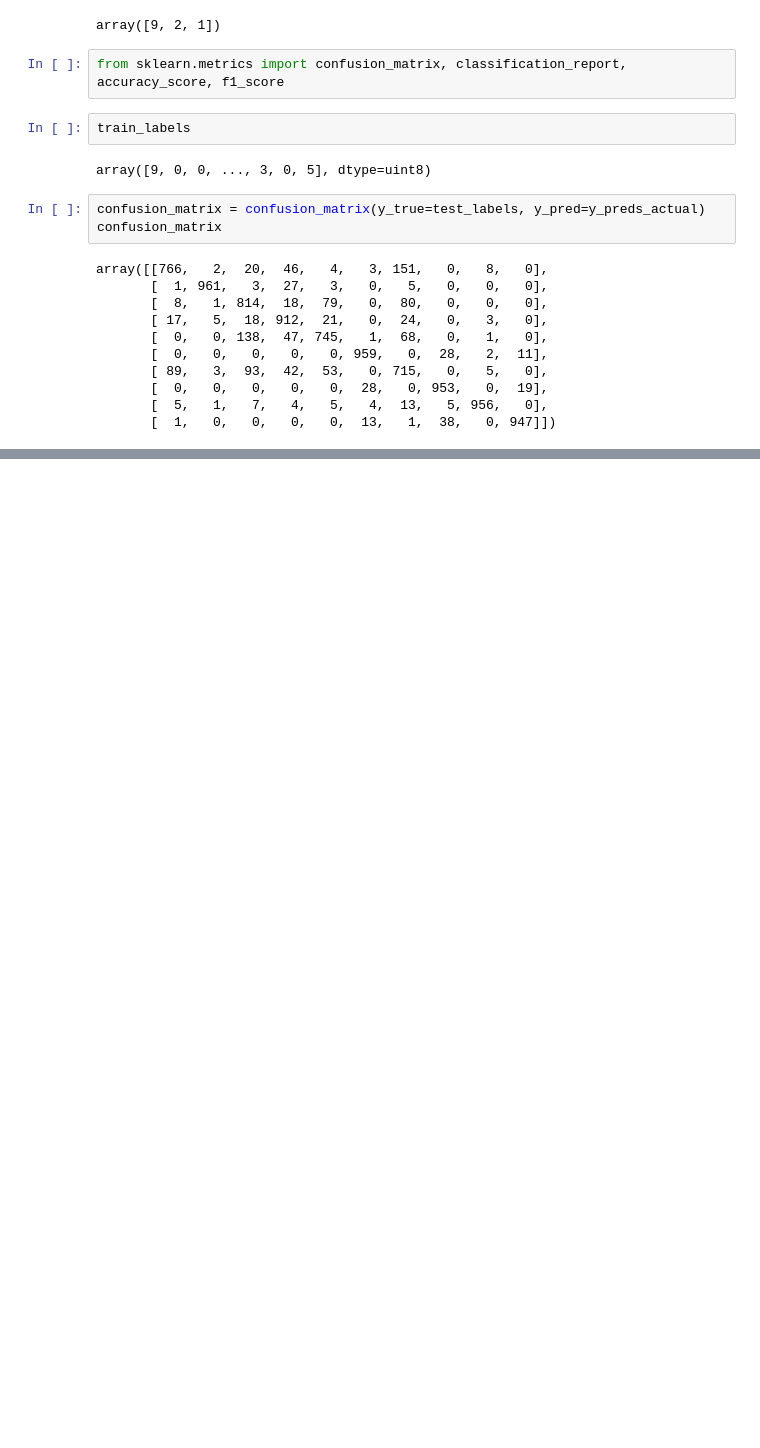
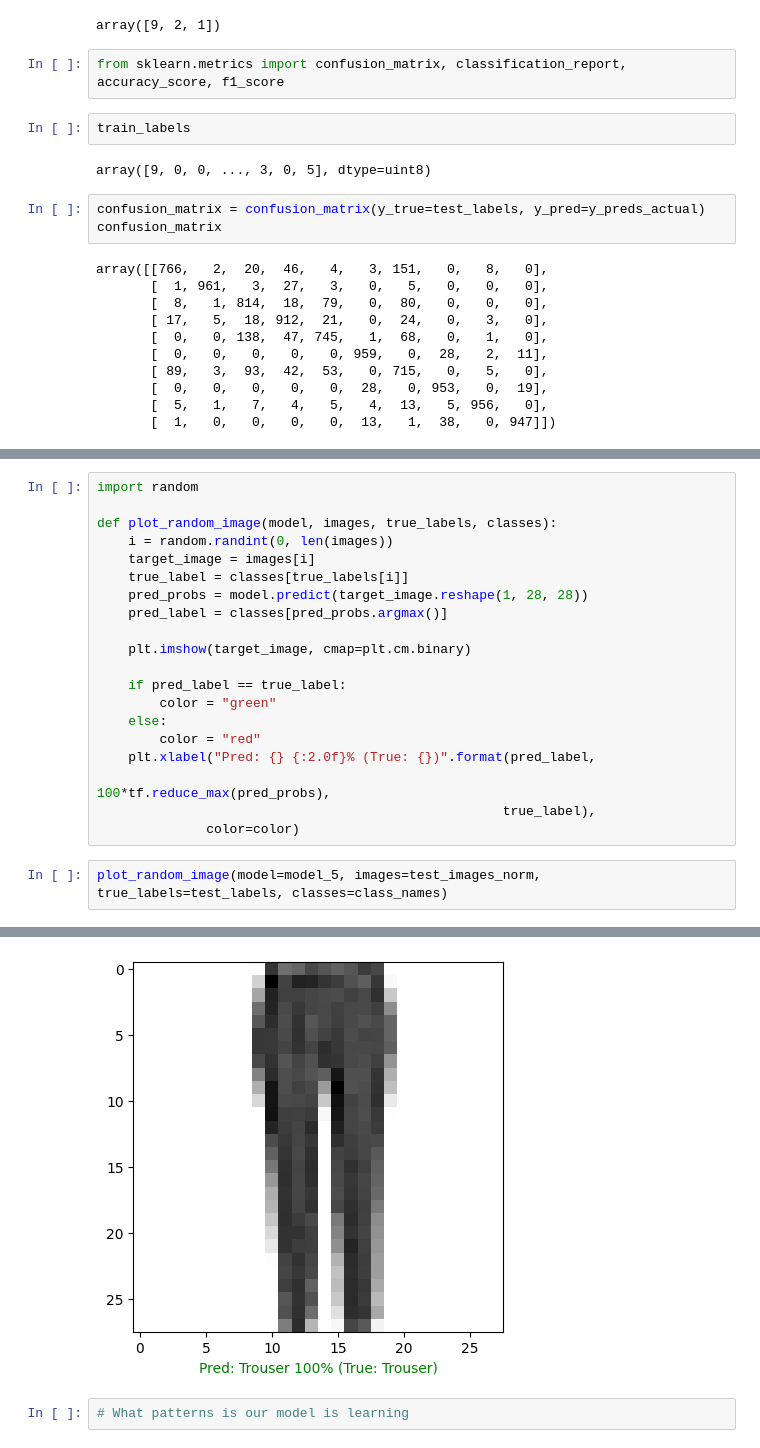
Before and after one commit to hvanli/01_tensorflow_htv, a Jupyter notebook: 03_tensorflow_neural_network_classification/nb/02_tensorflow_multi_class_classfication.ipynb, the cells around one changed output, grey strips where cells are left out. Cells and saved outputs as stored; diff of their text form; blank space fills up the shorter version.

```diff
--- a/03_tensorflow_neural_network_classification/nb/02_tensorflow_multi_class_classfication.ipynb
+++ b/03_tensorflow_neural_network_classification/nb/02_tensorflow_multi_class_classfication.ipynb
@@ -414,0 +527,23 @@ sns.heatmap(confusion_matrix,
+# %%
+import random
+
+def plot_random_image(model, images, true_labels, classes):
+    i = random.randint(0, len(images))
+    target_image = images[i]
+    true_label = classes[true_labels[i]]
+    pred_probs = model.predict(target_image.reshape(1, 28, 28))
+    pred_label = classes[pred_probs.argmax()]
+
+    plt.imshow(target_image, cmap=plt.cm.binary)
+
+    if pred_label == true_label:
+        color = "green"
+    else:
+        color = "red"
+    plt.xlabel("Pred: {} {:2.0f}% (True: {})".format(pred_label,
+                                                    100*tf.reduce_max(pred_probs),
+                                                    true_label),
+              color=color)
+# %%
+plot_random_image(model=model_5, images=test_images_norm, true_labels=test_labels, classes=class_names)
+# %% [output]
@@ -414,0 +551,3 @@ sns.heatmap(confusion_matrix,
+[figure, added]
+# %%
+# What patterns is our model is learning
```
Also changed, not shown: parts of 28 cells of this notebook, 4 other files.
